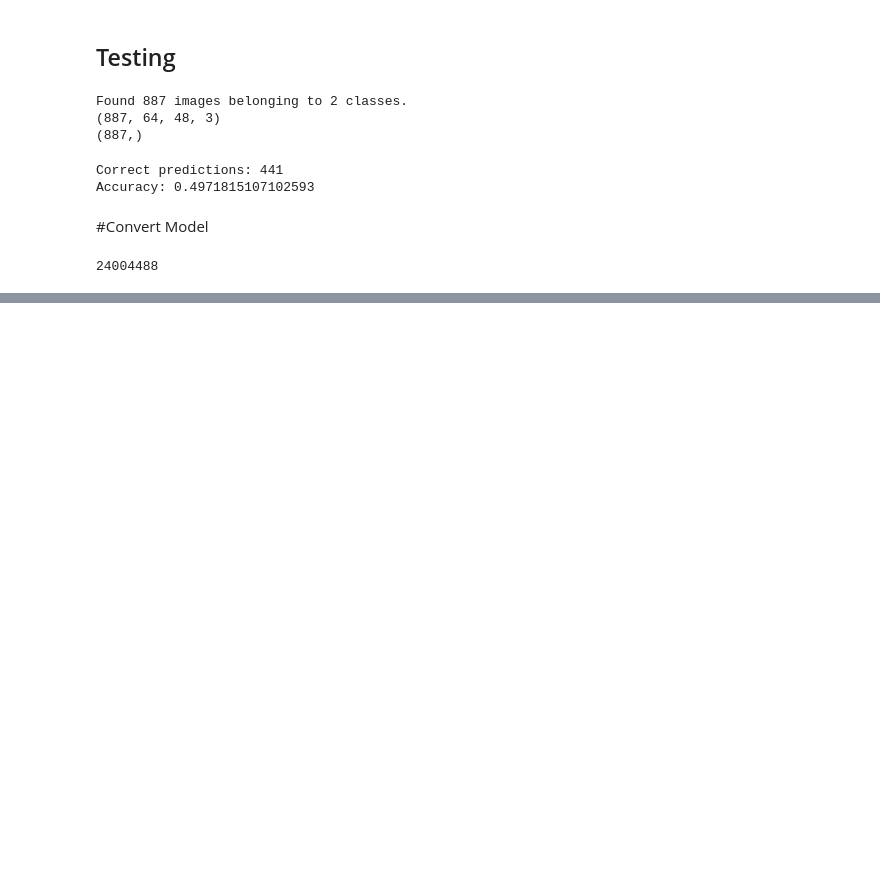
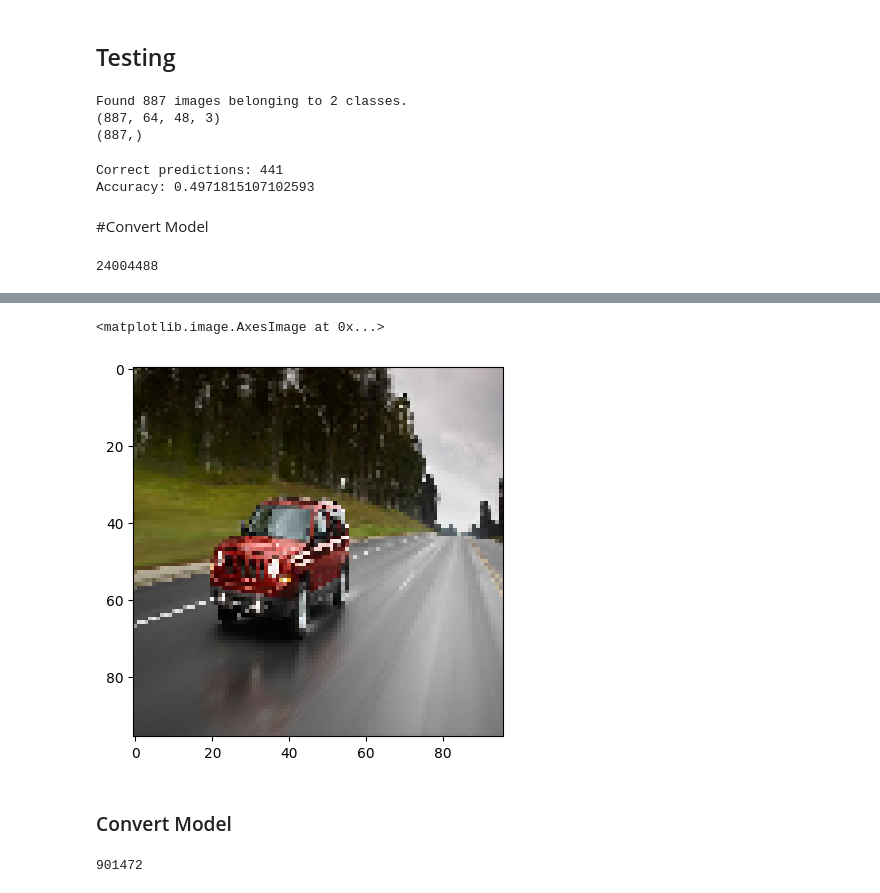
Before and after one commit to landoty/ParkSense, a Jupyter notebook: model/model_development.ipynb, the cells around one changed output, grey strips where cells are left out. Cells and saved outputs as stored; diff of their text form; code cells hidden in the pictures; blank space fills up the shorter version.

```diff
--- a/model/model_development.ipynb
+++ b/model/model_development.ipynb
@@ -285,0 +378,5 @@ tflite_model_file.write_bytes(tflite_model)
+# %%
+plt.imshow(test_images[146])
+# %% [output]
+<matplotlib.image.AxesImage at 0x...>
+[figure, added]
@@ -285,0 +399,15 @@ tflite_model_file.write_bytes(tflite_model)
+# %% [markdown]
+### Convert Model
+# %%
+#Converter quantization and optimized for size
+import pathlib
+
+converter = tf.lite.TFLiteConverter.from_saved_model(mobilenetv2_saved_model)
+converter.optimizations = [tf.lite.Optimize.DEFAULT]
+
+tflite_models_dir = pathlib.Path("/tmp/")
+tflite_model = converter.convert()
+tflite_model_file = tflite_models_dir/'mobilenetv2_parksense.tflite'
+tflite_model_file.write_bytes(tflite_model)
+# %% [output]
+901472
```
Also changed, not shown: parts of 15 cells of this notebook.
